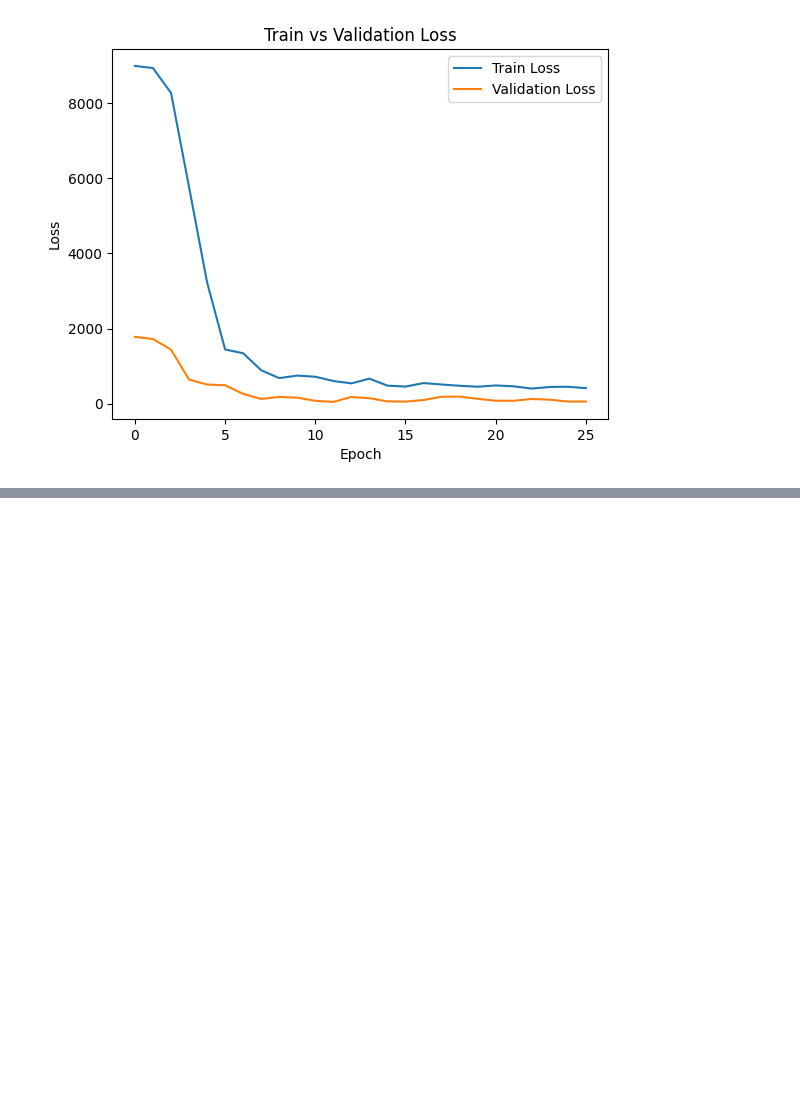
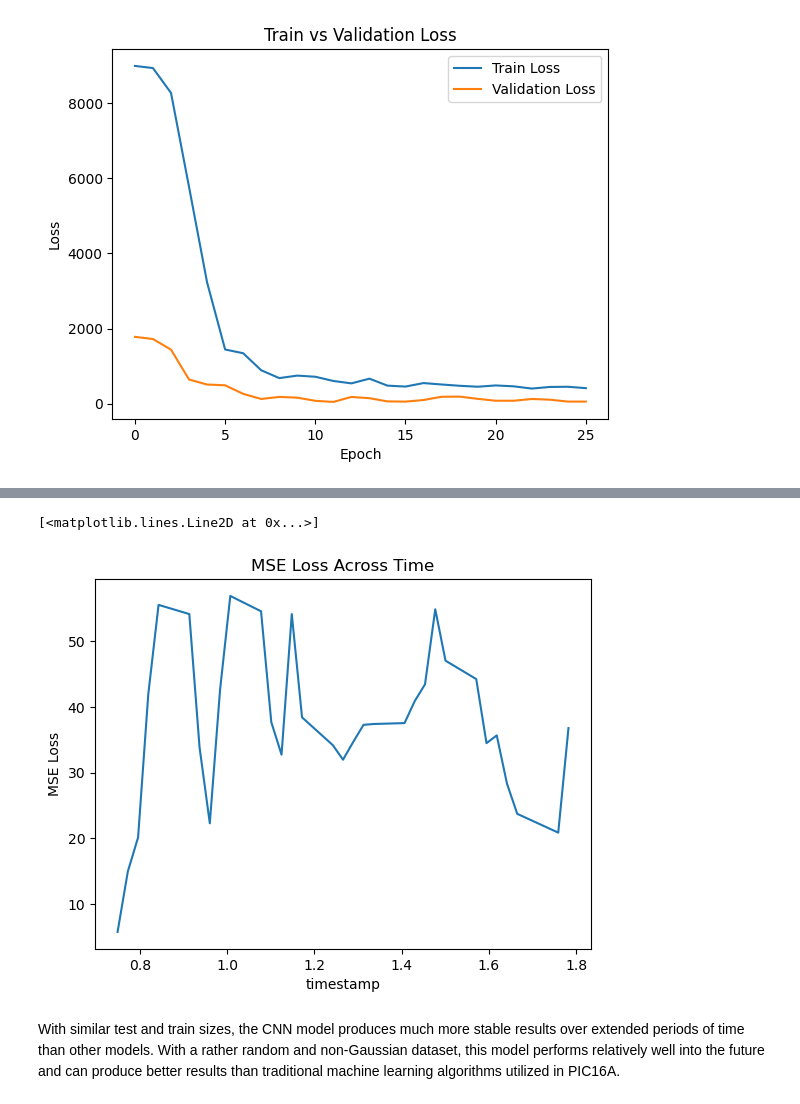
Before and after one commit to Yichen-Wang-2003/24W-PIC16B-Group4, a Jupyter notebook: CNN_post.ipynb, the cells around one changed output, grey strips where cells are left out. Drawn from its saved outputs; the diff is of its cells as text; code cells hidden in the pictures; blank space fills up the shorter version.

```diff
--- a/CNN_post.ipynb
+++ b/CNN_post.ipynb
@@ -395,0 +414,10 @@ plt.show()
+# %%
+plt.xlabel('timestamp')
+plt.ylabel('MSE Loss')
+plt.title("MSE Loss Across Time")
+plt.plot(result_df[['[QUOTE_UNIXTIME]', 'true_intrinsic', 'pred_intrinsic']].groupby('[QUOTE_UNIXTIME]').apply(lambda x: metrics.mean_squared_error(x['true_intrinsic'], x['pred_intrinsic'])))
+# %% [output]
+[<matplotlib.lines.Line2D at 0x...>]
+[figure, added]
+# %% [markdown]
+With similar test and train sizes, the CNN model produces much more stable results over extended periods of time than other models. With a rather random and non-Gaussian dataset, this model performs relatively well into the future and can produce better results than traditional machine learning algorithms utilized in PIC16A.
```
Also changed, not shown: parts of 4 cells of this notebook.
